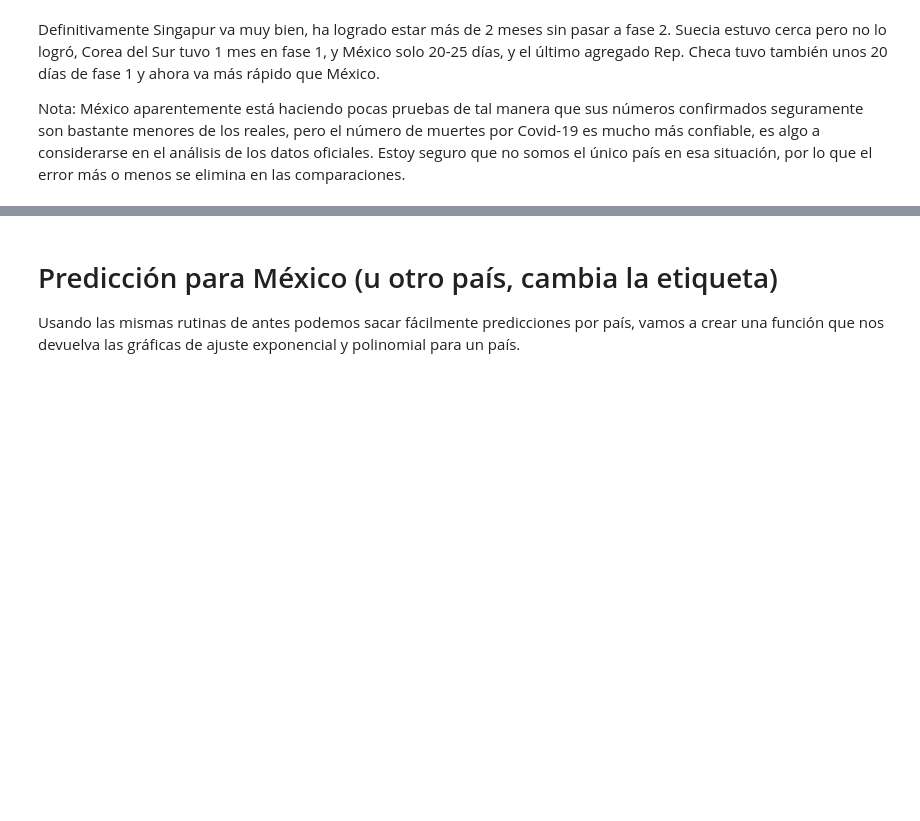
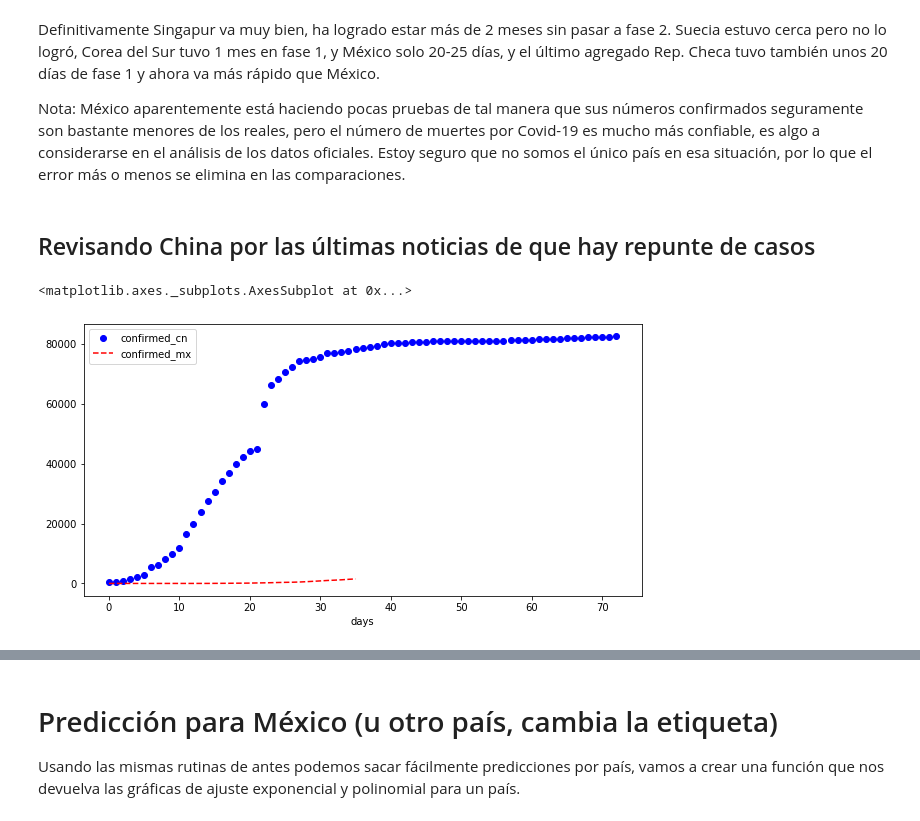
Before and after one commit to garaged/covid19-dataview, a Jupyter notebook: covid-19 pomber data set.ipynb, the cells around one changed output, grey strips where cells are left out. Saved outputs shown, nothing was run; the diff lists cells and outputs as text; code cells hidden in the pictures; blank space fills up the shorter version.

```diff
--- a/covid-19 pomber data set.ipynb
+++ b/covid-19 pomber data set.ipynb
@@ -484,3 +497,13 @@ cgroup.plot(figsize=(10,5), style = ['bo','r--','y--', 'c--'])#, xlim=(0,35), yl
 Definitivamente Singapur va muy bien, ha logrado estar más de 2 meses sin pasar a fase 2. Suecia estuvo cerca pero no lo logró, Corea del Sur tuvo 1 mes en fase 1, y México solo 20-25 días, y el último agregado Rep. Checa tuvo también unos 20 días de fase 1 y ahora va más rápido que México.
 
 Nota: México aparentemente está haciendo pocas pruebas de tal manera que sus números confirmados seguramente son bastante menores de los reales, pero el número de muertes por Covid-19 es mucho más confiable, es algo a considerarse en el análisis de los datos oficiales. Estoy seguro que no somos el único país en esa situación, por lo que el error más o menos se elimina en las comparaciones.
+# %% [markdown]
+## Revisando China por las últimas noticias de que hay repunte de casos
+# %%
+s = ["_cn", "_mx"]
+cl = ["China", "Mexico"]
+cgroup = merge_country(data, suffixes=s, c_list=cl, column="confirmed")
+cgroup.plot(figsize=(10,5), style = ['bo','r--','y--', 'c--'])#, xlim=(0,35), ylim=(0,1000))
+# %% [output]
+<matplotlib.axes._subplots.AxesSubplot at 0x...>
+[figure, added]
```
Also changed, not shown: parts of 43 cells of this notebook, 1 other file.
